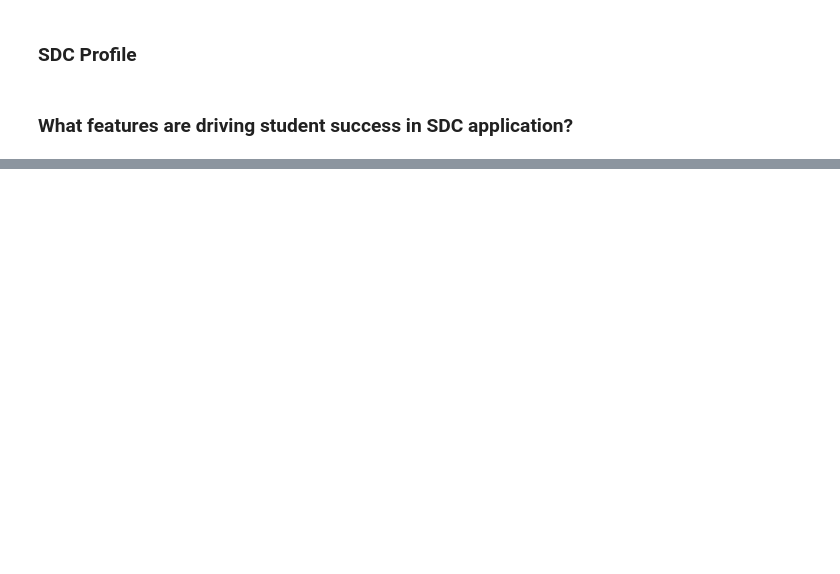
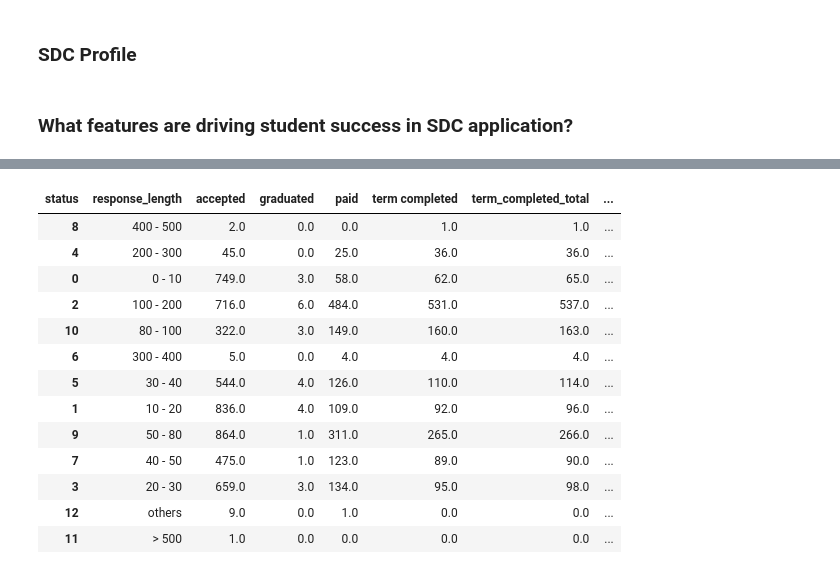
Before and after one commit to yidongli-u/udacity, a Jupyter notebook: successful-student-profile/SDC_profile.ipynb, the cells around one changed output, grey strips where cells are left out. Drawn from its saved outputs; the diff is of its cells as text; code cells hidden in the pictures; blank space fills up the shorter version.

Commit message:
what_features_are_impacting_sdc_completion_rate

```diff
--- a/successful-student-profile/SDC_profile.ipynb
+++ b/successful-student-profile/SDC_profile.ipynb
@@ -89,0 +315,35 @@ conn_laurel = psycopg2.connect(laurel.read())
+# %%
+sql_goal = """
+SELECT distinct a.id,a.applicant_id,a.cohort_id,a.cohort_open_at,a.cohort_close_at,a.cohort_start_at
+      ,a.application_created_at,a.submitted_at,a.accepted_at,a.first_charge_created_at
+      ,'goal' AS tag,coalesce(lower(q.response),'no response') AS response
+      ,array_length(regexp_split_to_array(lower(q.response), '\s'),1) As response_len
+      ,case when array_length(regexp_split_to_array(lower(q.response), '\s'),1) <= 10 then '0 - 10'
+            when array_length(regexp_split_to_array(lower(q.response), '\s'),1) <= 20 then '10 - 20'
+            when array_length(regexp_split_to_array(lower(q.response), '\s'),1) <= 30 then '20 - 30'
+            when array_length(regexp_split_to_array(lower(q.response), '\s'),1) <= 40 then '30 - 40'
+            when array_length(regexp_split_to_array(lower(q.response), '\s'),1) <= 50 then '40 - 50'
+            when array_length(regexp_split_to_array(lower(q.response), '\s'),1) <= 80 then '50 - 80'
+            when array_length(regexp_split_to_array(lower(q.response), '\s'),1) <= 100 then '80 - 100'
+            when array_length(regexp_split_to_array(lower(q.response), '\s'),1) <= 200 then '100 - 200'
+            when array_length(regexp_split_to_array(lower(q.response), '\s'),1) <= 300 then '200 - 300'
+            when array_length(regexp_split_to_array(lower(q.response), '\s'),1) <= 400 then '300 - 400'
+            when array_length(regexp_split_to_array(lower(q.response), '\s'),1) <= 500 then '400 - 500'
+            when array_length(regexp_split_to_array(lower(q.response), '\s'),1) > 500 then '> 500'
+       else 'others' end AS response_length
+      ,CASE WHEN grad.graduated_at IS NOT NULL THEN 'graduated'
+            WHEN b.user_id IS NOT NULL THEN 'term completed'
+            WHEN a.first_charge_created_at IS NOT NULL THEN 'paid'
+       ELSE 'accepted'
+       END AS status
+      ,CASE WHEN a.first_charge_created_at IS NOT NULL THEN 'paid' ELSE 'accepted' END AS paid_status
+FROM applications a
+LEFT JOIN admissions.question_responses q
+  ON a.id = q.application_id AND q.question_id IN ('2ad03aaa-1b35-4381-9c43-907b1b4eba67')
+  AND a.cohort_id = q.cohort_id
+LEFT JOIN registrar_v2.graduations grad ON a.applicant_id = grad.user_key AND a.nd_key = grad.nd_key
+LEFT JOIN enrollments.term_completions AS b ON a.applicant_id = b.user_id AND a.nd_key = b.nd_key
+WHERE a.nd_key = 'nd013' AND a.cohort_id in ('47','88','89','18')
+  AND a.application_status = 'accept'
+"""
+goal = pd.read_sql(sql_goal,conn_laurel)
@@ -89,0 +370,21 @@ conn_laurel = psycopg2.connect(laurel.read())
+# %%
+grad = pd.pivot_table(goal,values='id',index=['response_length'],columns=['status'],aggfunc=np.count_nonzero).reset_index().fillna(0)
+grad['term_completed_total'] = grad['term completed']+grad['graduated']
+grad['term_completed_total/paid'] = grad['term_completed_total']/grad['paid']
+grad['term_completion_rate'] = grad['term_completed_total']/(grad['term_completed_total']+grad['paid'])
+grad.sort_values(by='term_completed_total/paid',ascending=False)
+# %% [output]
+| status | response_length | accepted | graduated | paid | term completed | term_completed_total | ... |
+| 8 | 400 - 500 | 2.0 | 0.0 | 0.0 | 1.0 | 1.0 | ... |
+| 4 | 200 - 300 | 45.0 | 0.0 | 25.0 | 36.0 | 36.0 | ... |
+| 0 | 0 - 10 | 749.0 | 3.0 | 58.0 | 62.0 | 65.0 | ... |
+| 2 | 100 - 200 | 716.0 | 6.0 | 484.0 | 531.0 | 537.0 | ... |
+| 10 | 80 - 100 | 322.0 | 3.0 | 149.0 | 160.0 | 163.0 | ... |
+| 6 | 300 - 400 | 5.0 | 0.0 | 4.0 | 4.0 | 4.0 | ... |
+| 5 | 30 - 40 | 544.0 | 4.0 | 126.0 | 110.0 | 114.0 | ... |
+| 1 | 10 - 20 | 836.0 | 4.0 | 109.0 | 92.0 | 96.0 | ... |
+| 9 | 50 - 80 | 864.0 | 1.0 | 311.0 | 265.0 | 266.0 | ... |
+| 7 | 40 - 50 | 475.0 | 1.0 | 123.0 | 89.0 | 90.0 | ... |
+| 3 | 20 - 30 | 659.0 | 3.0 | 134.0 | 95.0 | 98.0 | ... |
+| 12 | others | 9.0 | 0.0 | 1.0 | 0.0 | 0.0 | ... |
+| 11 | > 500 | 1.0 | 0.0 | 0.0 | 0.0 | 0.0 | ... |
```
Also changed, not shown: parts of 25 cells of this notebook.
